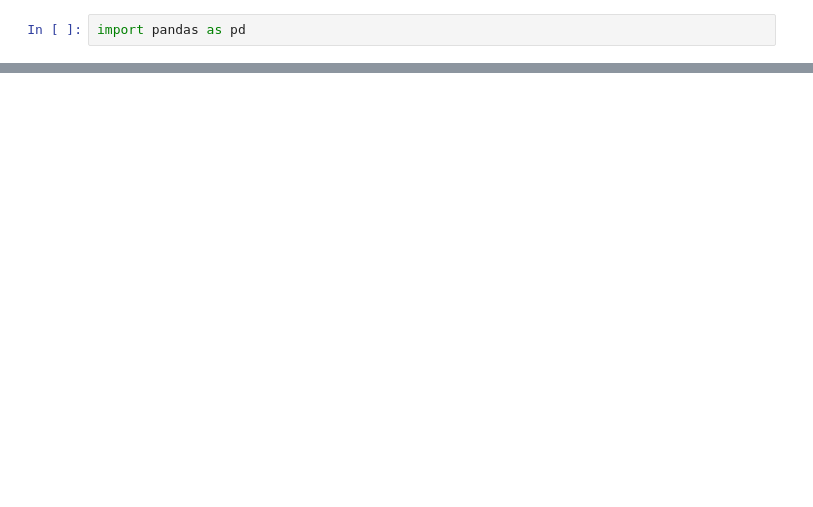
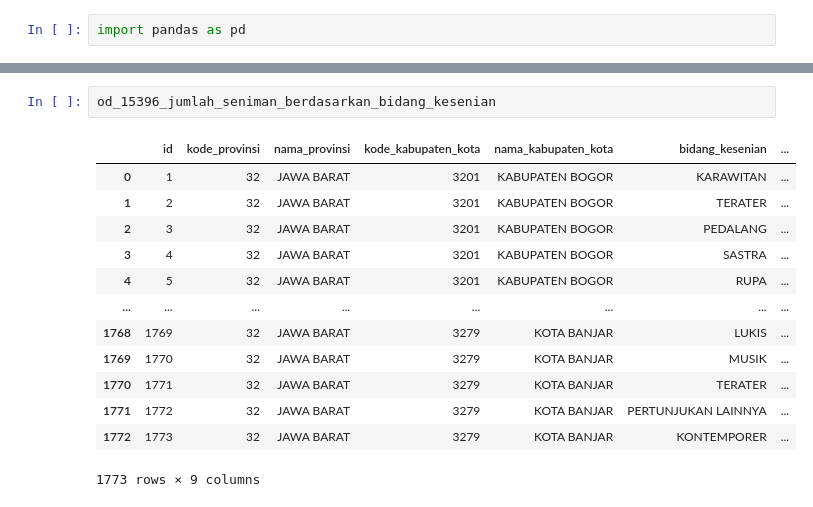
Before and after one commit to SulthanAbiyyu/airnology-2022, a Jupyter notebook: alrappie/jumlah_tenaga_kerja.ipynb, the cells around one changed output, grey strips where cells are left out. Drawn from its saved outputs; the diff is of its cells as text; blank space fills up the shorter version.

```diff
--- a/alrappie/jumlah_tenaga_kerja.ipynb
+++ b/alrappie/jumlah_tenaga_kerja.ipynb
@@ -12,0 +25,16 @@ od_17133_jumlah_sarana_bar_berdasarkan_jenis_sarana = pd.read_csv('Files/pariwis
+# %%
+od_15396_jumlah_seniman_berdasarkan_bidang_kesenian
+# %% [output]
+|  | id | kode_provinsi | nama_provinsi | kode_kabupaten_kota | nama_kabupaten_kota | bidang_kesenian | ... |
+| 0 | 1 | 32 | JAWA BARAT | 3201 | KABUPATEN BOGOR | KARAWITAN | ... |
+| 1 | 2 | 32 | JAWA BARAT | 3201 | KABUPATEN BOGOR | TERATER | ... |
+| 2 | 3 | 32 | JAWA BARAT | 3201 | KABUPATEN BOGOR | PEDALANG | ... |
+| 3 | 4 | 32 | JAWA BARAT | 3201 | KABUPATEN BOGOR | SASTRA | ... |
+| 4 | 5 | 32 | JAWA BARAT | 3201 | KABUPATEN BOGOR | RUPA | ... |
+| ... | ... | ... | ... | ... | ... | ... | ... |
+| 1768 | 1769 | 32 | JAWA BARAT | 3279 | KOTA BANJAR | LUKIS | ... |
+| 1769 | 1770 | 32 | JAWA BARAT | 3279 | KOTA BANJAR | MUSIK | ... |
+| 1770 | 1771 | 32 | JAWA BARAT | 3279 | KOTA BANJAR | TERATER | ... |
+| 1771 | 1772 | 32 | JAWA BARAT | 3279 | KOTA BANJAR | PERTUNJUKAN LAINNYA | ... |
+| 1772 | 1773 | 32 | JAWA BARAT | 3279 | KOTA BANJAR | KONTEMPORER | ... |
+1773 rows × 9 columns
```
Also changed, not shown: parts of 11 cells of this notebook.
